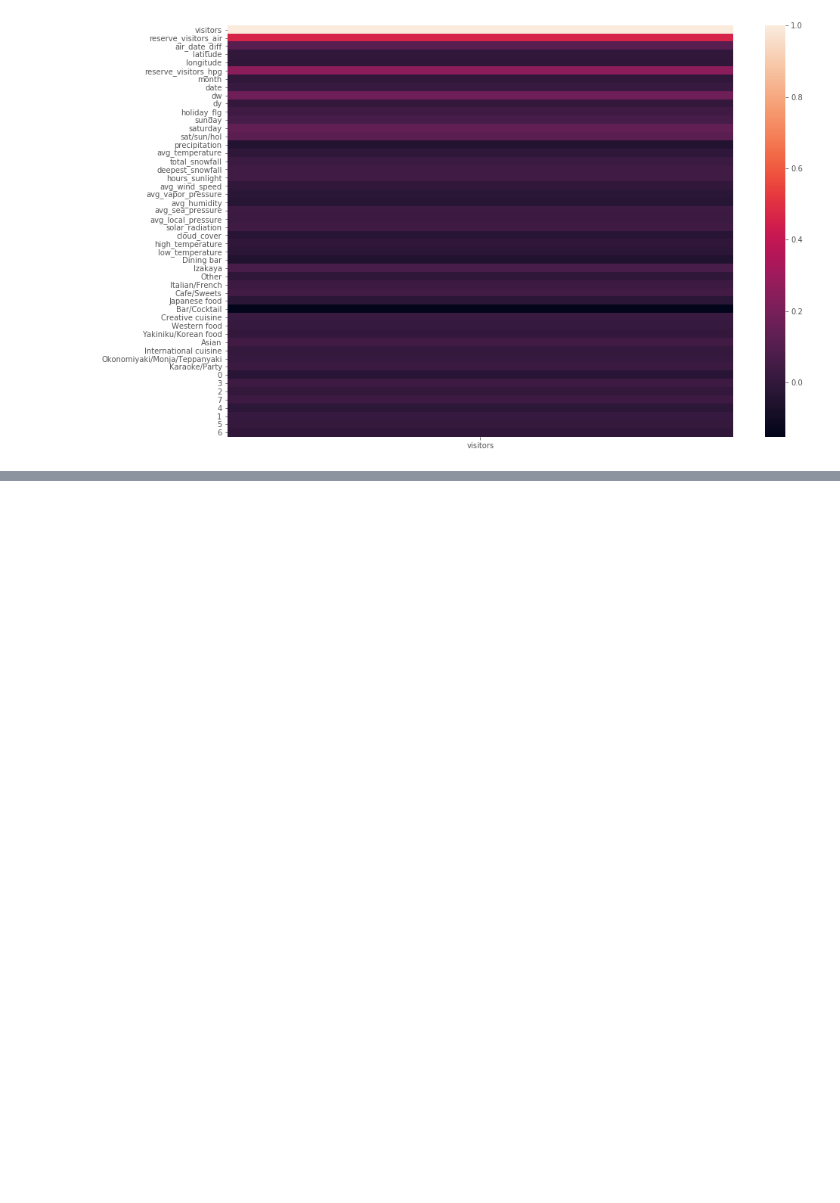
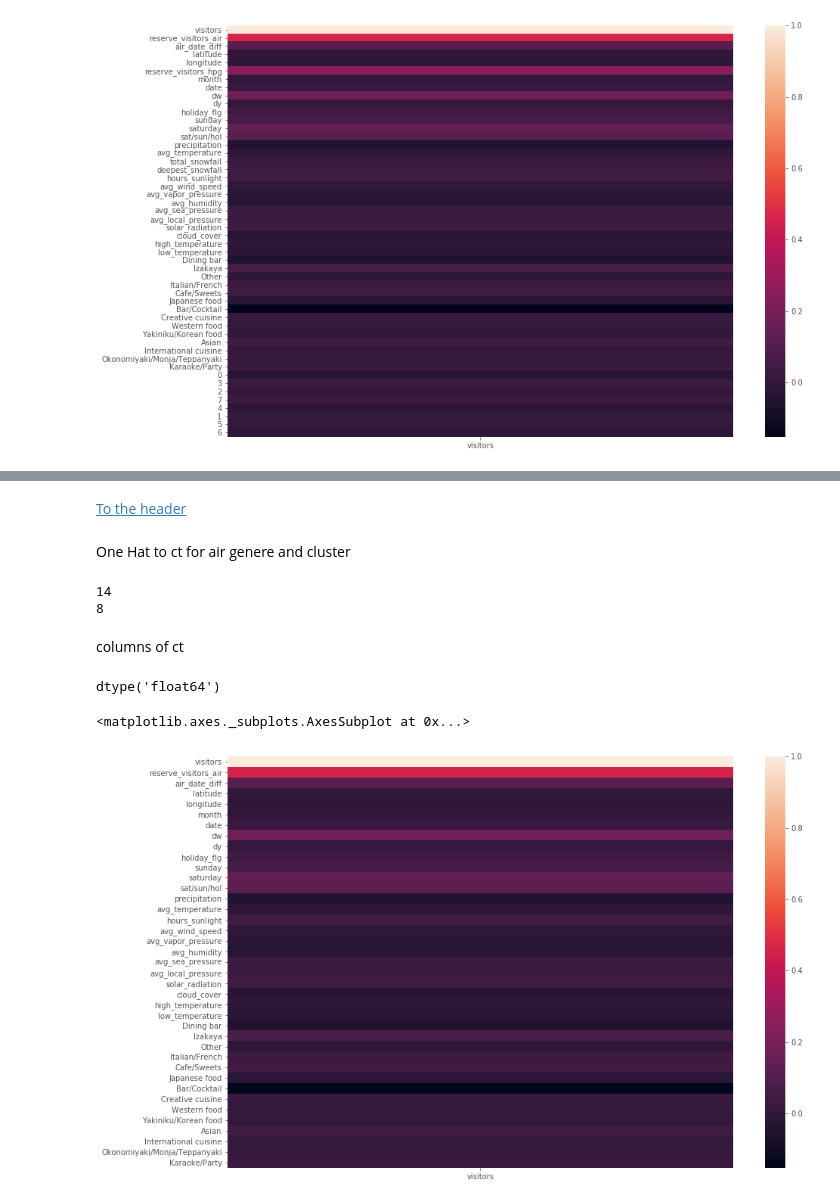
Before and after one commit to galiii/Recruit-Restaurant-Visitor-Forecasting1, a Jupyter notebook: eda/Data engineering-visit.ipynb, the cells around one changed output, grey strips where cells are left out. Cells and saved outputs as stored; diff of their text form; code cells hidden in the pictures; blank space fills up the shorter version.

```diff
--- a/eda/Data engineering-visit.ipynb
+++ b/eda/Data engineering-visit.ipynb
@@ -1028,0 +1142,3 @@ We decided to delete the following columns
+# %%
+copyWnf = wnf.copy() # first i copy
+missing_values_table(copyWnf) #
@@ -1028,0 +1168,2 @@ We decided to delete the following columns
+# %%
+copyWnf.drop(['reserve_visitors_hpg','total_snowfall','deepest_snowfall'], axis=1, inplace=True)
@@ -1109,0 +1294,25 @@ memory usage: 109.9+ MB
+# %% [markdown]
+[To the header](#header-cell)
+# %% [markdown]
+<a id='ct-cell1'>One Hat to ct for air genere and cluster</a>
+# %%
+our_hat_code(copyWnf,'air_genre_name')
+copyWnf['cluster'] = copyWnf['cluster'].astype('category')
+our_hat_code(ct,'cluster')
+# %% [output]
+14
+8
+# %% [markdown]
+<a id='ct-cell1'>columns of ct</a>
+# %%
+ct['solar_radiation'].dtype
+# %% [output]
+dtype('float64')
+# %%
+#ct['solar_radiation'] = ct['solar_radiation'].astype('category')
+#our_hat_code(ct,'solar_radiation')
+f,axa = plt.subplots(1,1,figsize=(15,10))
+sns.heatmap(copyWnf.corr()[['visitors']])
+# %% [output]
+<matplotlib.axes._subplots.AxesSubplot at 0x...>
+[figure, added]
```
Also changed, not shown: parts of 41 cells of this notebook, 3 other files.
